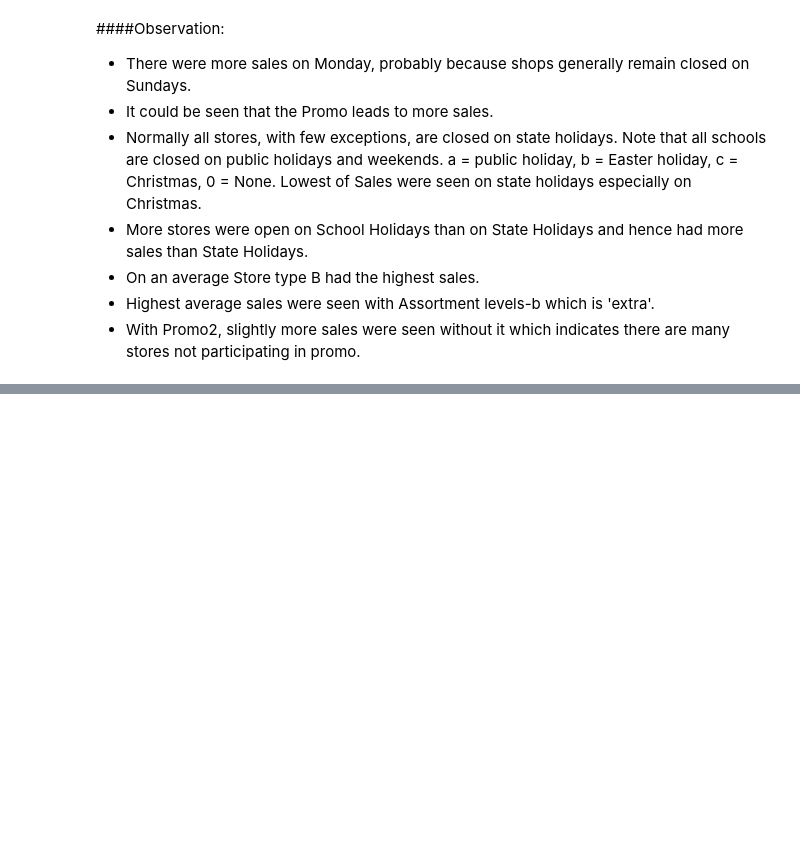
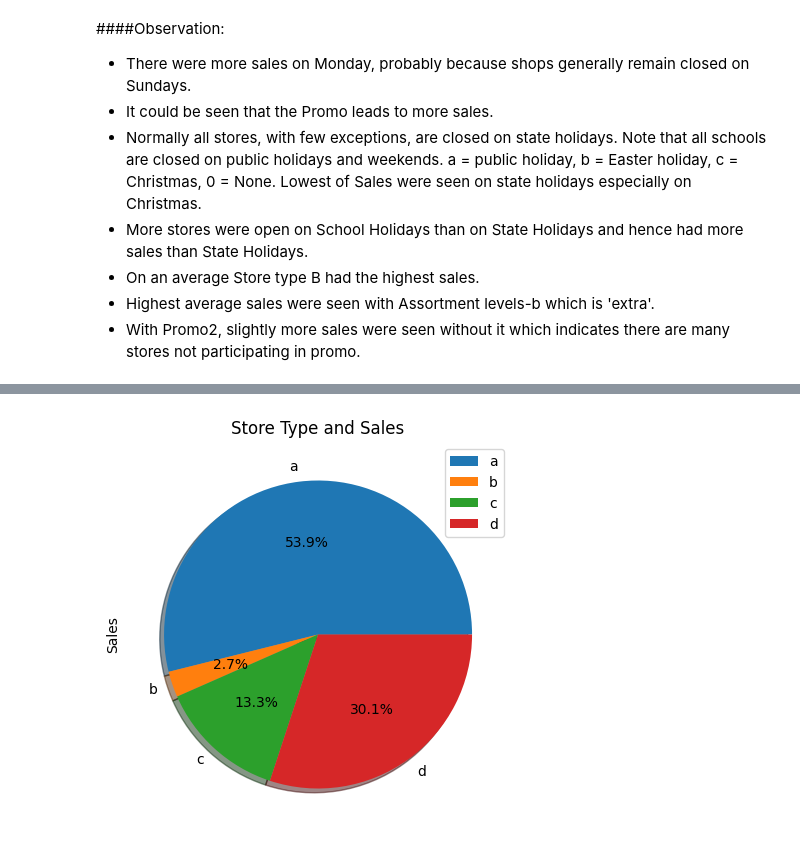
Before and after one commit to VishalKamde/Regression-project, a Jupyter notebook: Regression_analysis_on_Rossmann_Store_sales_Dataset_by_Vishal_Kamde_.ipynb, the cells around one changed output, grey strips where cells are left out. Drawn from its saved outputs; the diff is of its cells as text; code cells hidden in the pictures; blank space fills up the shorter version.

```diff
--- a/Regression_analysis_on_Rossmann_Store_sales_Dataset_by_Vishal_Kamde_.ipynb
+++ b/Regression_analysis_on_Rossmann_Store_sales_Dataset_by_Vishal_Kamde_.ipynb
@@ -476,0 +522,7 @@ for value in categorical_variables:
+# %%
+#let's now explore store type a bit and it's influence on sales, customers and all dataset:-
+
+df.groupby("StoreType")["Sales"].sum().plot.pie(title='Store Type and Sales', legend=True, autopct='%1.1f%%', shadow=True)
+plt.show()
+# %% [output]
+[figure, added]
```
Also changed, not shown: parts of 51 cells of this notebook.
